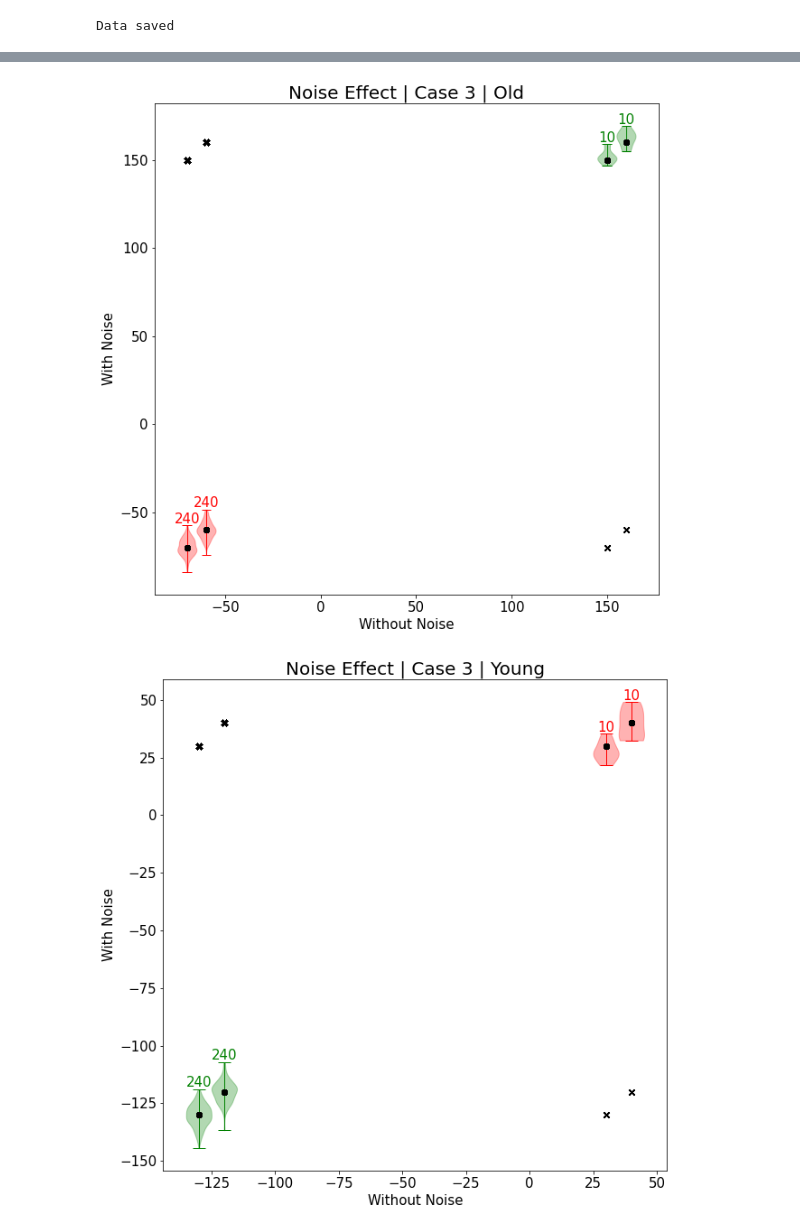
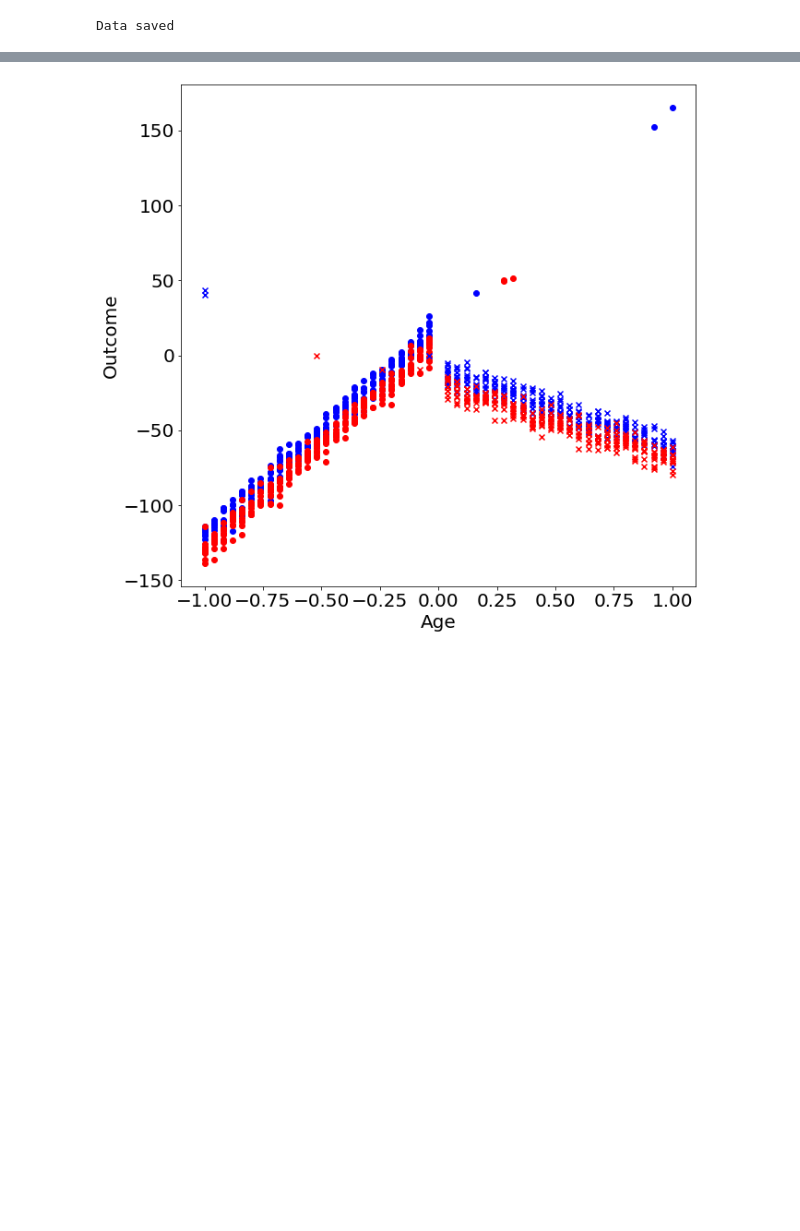
Before and after one commit to neko2048/counterfactual, a Jupyter notebook: DataGenerate_Fin.ipynb, the cells around one changed output, grey strips where cells are left out. Saved outputs shown, nothing was run; the diff lists cells and outputs as text; code cells hidden in the pictures; blank space fills up the shorter version.

```diff
--- a/DataGenerate_Fin.ipynb
+++ b/DataGenerate_Fin.ipynb
@@ -12,10 +11,10 @@ from src.dataGenerator import DataGenerator
 # %%
 config = {
     "Nold": 500,
-    "oldTreatRate": 0.04,
+    "oldTreatRate": 0.012,
 
     "Nyoung": 500,
-    "youngTreatRate": 0.96
+    "youngTreatRate": 1-0.012
 }
 dataGenerator = DataGenerator(config)
 Nold = config["Nold"]
@@ -220,6 +243,15 @@ if doDraw:
 # %%
-# ========== draw overall Age-Sex & Age-Treatment ==========
-if doDraw:
-    drawGrid(totalData, 'Age', 'Sex', title="Number Distribution of Total Age-Sex")
-    drawGrid(totalData, 'Age', 'T', title="Number Distribution of Total Age-Treatment")
+countGrid = countNumber(totalData, 'Age', 'T')
+fig, axs = plt.subplots(1, 1, figsize=(25, 5))
+plt.pcolormesh(countGrid.T, cmap="autumn", edgecolors='black')
+for i in range(countGrid.shape[0]):
+    for j in range(countGrid.shape[1]):
+        plt.text(i+0.5, j+0.5, int(countGrid[i, j]), va="center", ha="center", size=20)
+plt.xlabel('Age * 100', fontsize=20)
+plt.ylabel('Treatment', fontsize=20)
+plt.xticks([x+0.5 for x in range(len(np.unique(totalData['Age'])))], [str(int(x*100)) for x in np.unique(totalData['Age'])], fontsize=15)
+plt.yticks([0.5, 1.5], [str(int(x)) for x in np.unique(totalData['Sex'])], fontsize=20)
+if True:
+    plt.title("Number Distribution of Total Age-Treatment", fontsize=30)
+plt.show()
 # %% [output]
@@ -302,7 +360,8 @@ def drawOutcomesVersusRandom(data, yType, title):
 # ========== draw noise effect on origin  y==========
 if doDraw:
     yType = '1'
-    drawOutcomesVersusRandom(oldData, yType=yType, title='Old')
-    drawOutcomesVersusRandom(youngData, yType=yType, title='Young')
-    drawOutcomesVersusRandom(totalData, yType=yType, title='Total')
+    #drawOutcomesVersusRandom(oldData, yType=yType, title='Old')
+    #drawOutcomesVersusRandom(youngData, yType=yType, title='Young')
+    #drawOutcomesVersusRandom(totalData, yType=yType, title='Total')
+    drawOutcomes(totalData, yType=yType)
 # %% [output]
@@ -313,7 +370,8 @@ if doDraw:
 # ========== draw noise effect on origin  y==========
 if doDraw:
     yType = '2'
-    drawOutcomesVersusRandom(oldData, yType=yType, title='Old')
-    drawOutcomesVersusRandom(youngData, yType=yType, title='Young')
-    drawOutcomesVersusRandom(totalData, yType=yType, title='Total')
+    #drawOutcomesVersusRandom(oldData, yType=yType, title='Old')
+    #drawOutcomesVersusRandom(youngData, yType=yType, title='Young')
+    #drawOutcomesVersusRandom(totalData, yType=yType, title='Total')
+    drawOutcomes(totalData, yType=yType)
 # %% [output]
@@ -323,10 +379,10 @@ if doDraw:
 # %%
 # ========== draw noise effect on origin  y==========
 if doDraw:
     yType = '3'
-    drawOutcomesVersusRandom(oldData, yType=yType, title='Old')
-    drawOutcomesVersusRandom(youngData, yType=yType, title='Young')
-    drawOutcomesVersusRandom(totalData, yType=yType, title='Total')
+    #drawOutcomesVersusRandom(oldData, yType=yType, title='Old')
+    #drawOutcomesVersusRandom(youngData, yType=yType, title='Young')
+    #drawOutcomesVersusRandom(totalData, yType=yType, title='Total')
+    drawOutcomes(totalData, yType=yType)
 # %% [output]
-[figure, old version]
+[figure, new version]
-[figure, removed]
```
Also changed, not shown: parts of 15 cells of this notebook, 5 other files.
